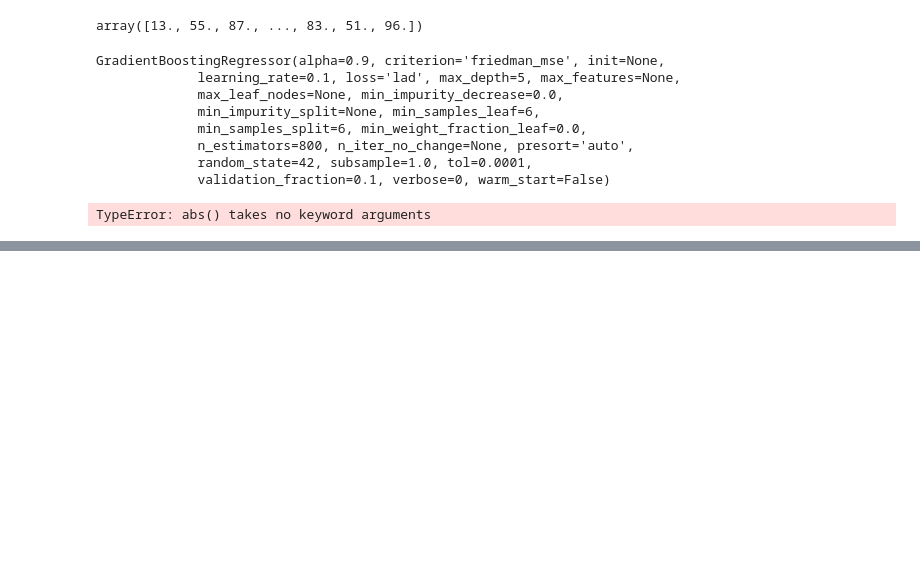
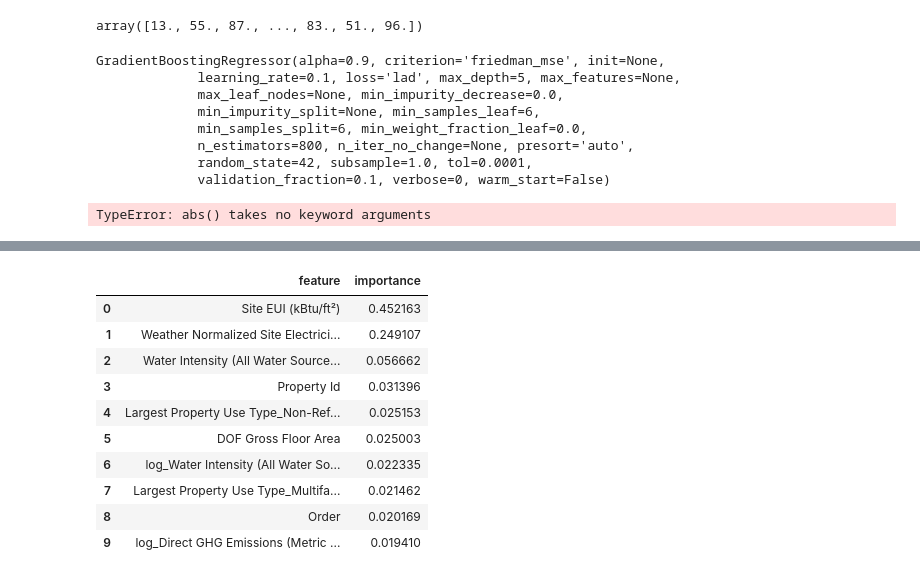
Before and after one commit to snehalsandy/machine-learning-, a Jupyter notebook: machine-learning-project-walkthrough-master/Untitled2.ipynb, the cells around one changed output, grey strips where cells are left out. Drawn from its saved outputs; the diff is of its cells as text; code cells hidden in the pictures; blank space fills up the shorter version.

```diff
--- a/machine-learning-project-walkthrough-master/Untitled2.ipynb
+++ b/machine-learning-project-walkthrough-master/Untitled2.ipynb
@@ -87,0 +86,21 @@ TypeError: abs() takes no keyword arguments
+# %%
+# Extract the feature importances into a dataframe
+feature_results = pd.DataFrame({'feature': list(train_features.columns),
+                                'importance': model.feature_importances_})
+
+# Show the top 10 most important
+feature_results = feature_results.sort_values('importance', ascending = False).reset_index(drop=True)
+
+feature_results.head(10)
+# %% [output]
+|  | feature | importance |
+| 0 | Site EUI (kBtu/ft²) | 0.452163 |
+| 1 | Weather Normalized Site Electrici... | 0.249107 |
+| 2 | Water Intensity (All Water Source... | 0.056662 |
+| 3 | Property Id | 0.031396 |
+| 4 | Largest Property Use Type_Non-Ref... | 0.025153 |
+| 5 | DOF Gross Floor Area | 0.025003 |
+| 6 | log_Water Intensity (All Water So... | 0.022335 |
+| 7 | Largest Property Use Type_Multifa... | 0.021462 |
+| 8 | Order | 0.020169 |
+| 9 | log_Direct GHG Emissions (Metric ... | 0.019410 |
```
Also changed, not shown: parts of 3 cells of this notebook.
